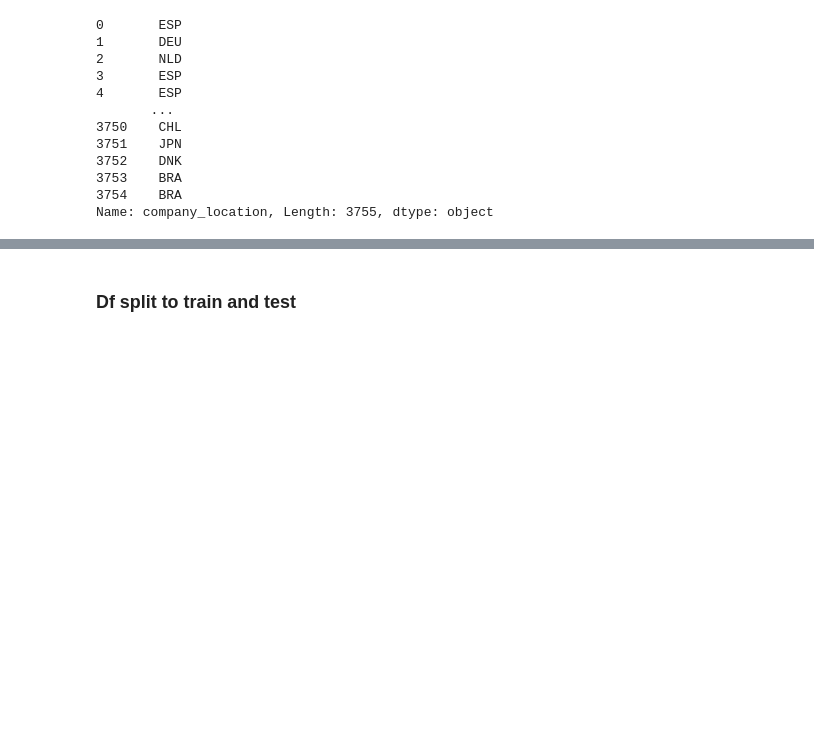
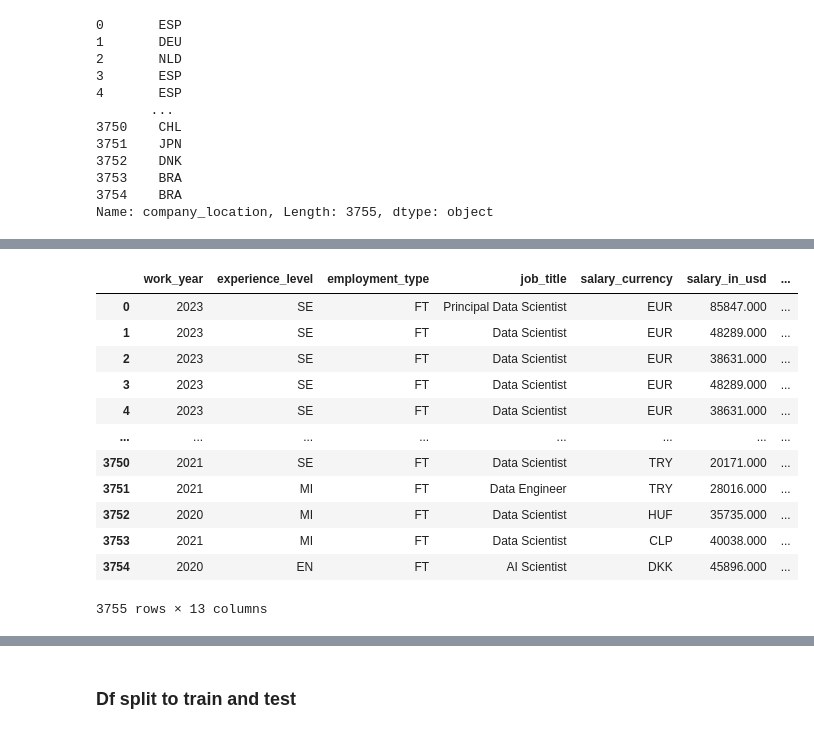
Before and after one commit to rvewebs/ds_salary, a Jupyter notebook: ds_salary.ipynb, the cells around one changed output, grey strips where cells are left out. Saved outputs shown, nothing was run; the diff lists cells and outputs as text; code cells hidden in the pictures; blank space fills up the shorter version.

```diff
--- a/ds_salary.ipynb
+++ b/ds_salary.ipynb
@@ -479,0 +486,17 @@ df_sal_to_model.merge(df_inf_all, how='outer')
+# %%
+df_sal_to_model.dropna(subset=['experience_level'], inplace=True)
+df_sal_to_model
+# %% [output]
+|  | work_year | experience_level | employment_type | job_title | salary_currency | salary_in_usd | ... |
+| 0 | 2023 | SE | FT | Principal Data Scientist | EUR | 85847.000 | ... |
+| 1 | 2023 | SE | FT | Data Scientist | EUR | 48289.000 | ... |
+| 2 | 2023 | SE | FT | Data Scientist | EUR | 38631.000 | ... |
+| 3 | 2023 | SE | FT | Data Scientist | EUR | 48289.000 | ... |
+| 4 | 2023 | SE | FT | Data Scientist | EUR | 38631.000 | ... |
+| ... | ... | ... | ... | ... | ... | ... | ... |
+| 3750 | 2021 | SE | FT | Data Scientist | TRY | 20171.000 | ... |
+| 3751 | 2021 | MI | FT | Data Engineer | TRY | 28016.000 | ... |
+| 3752 | 2020 | MI | FT | Data Scientist | HUF | 35735.000 | ... |
+| 3753 | 2021 | MI | FT | Data Scientist | CLP | 40038.000 | ... |
+| 3754 | 2020 | EN | FT | AI Scientist | DKK | 45896.000 | ... |
+3755 rows × 13 columns
```
Also changed, not shown: parts of 11 cells of this notebook.
